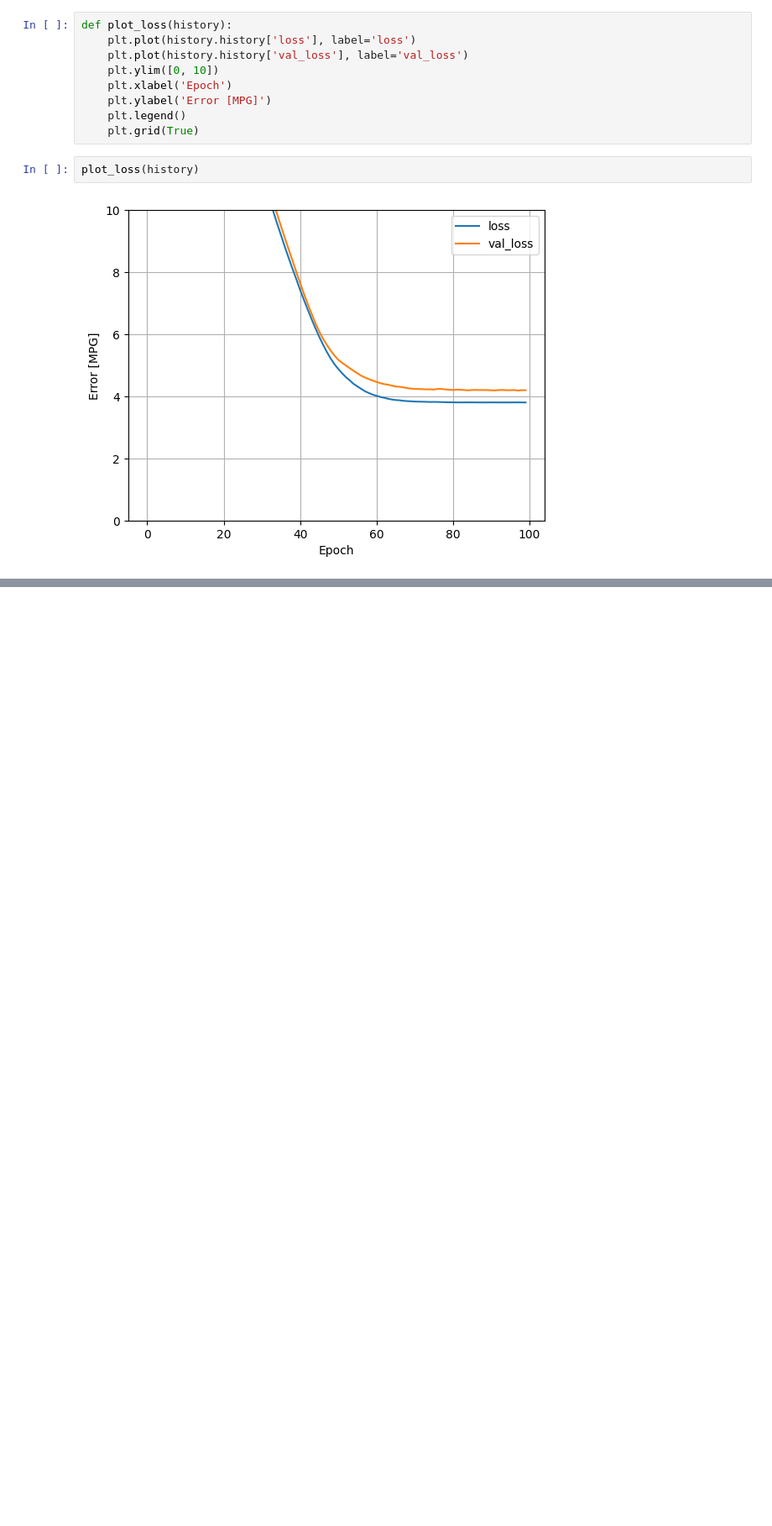
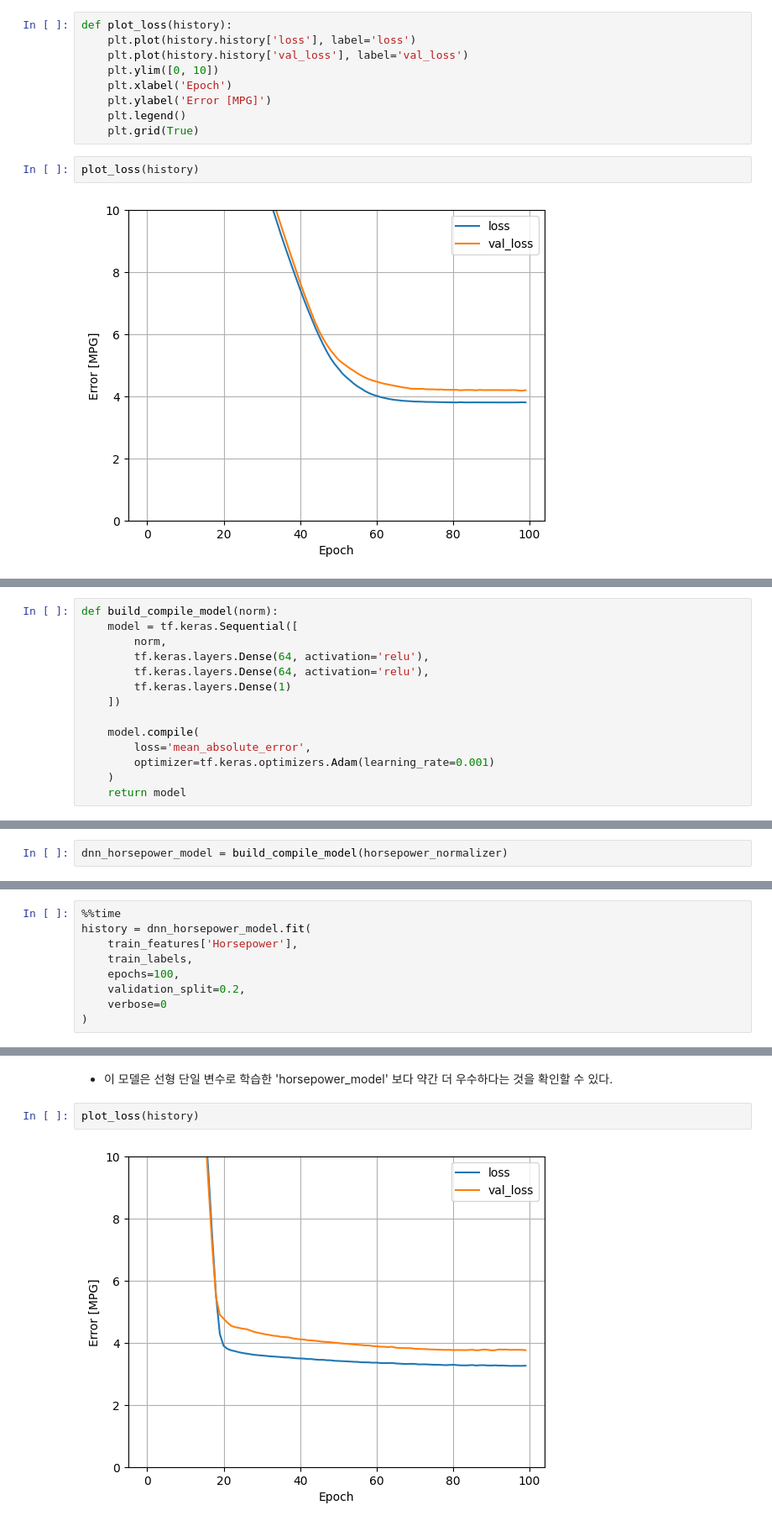
Before and after one commit to gtengine/self_study, a Jupyter notebook: tensorflow_2.x/regression.ipynb, the cells around one changed output, grey strips where cells are left out. Shown: that part at 84% size. Cells and saved outputs as stored; diff of their text form; blank space fills up the shorter version.

```diff
--- a/tensorflow_2.x/regression.ipynb
+++ b/tensorflow_2.x/regression.ipynb
@@ -275,0 +378,14 @@ test_results['horsepower_model'] = horsepower_model.evaluate(test_features['Hors
+# %%
+def build_compile_model(norm):
+    model = tf.keras.Sequential([
+        norm,
+        tf.keras.layers.Dense(64, activation='relu'),
+        tf.keras.layers.Dense(64, activation='relu'),
+        tf.keras.layers.Dense(1)
+    ])
+
+    model.compile(
+        loss='mean_absolute_error',
+        optimizer=tf.keras.optimizers.Adam(learning_rate=0.001)
+    )
+    return model
@@ -275,0 +396,2 @@ test_results['horsepower_model'] = horsepower_model.evaluate(test_features['Hors
+# %%
+dnn_horsepower_model = build_compile_model(horsepower_normalizer)
@@ -275,0 +419,9 @@ test_results['horsepower_model'] = horsepower_model.evaluate(test_features['Hors
+# %%
+%%time
+history = dnn_horsepower_model.fit(
+    train_features['Horsepower'],
+    train_labels,
+    epochs=100,
+    validation_split=0.2,
+    verbose=0
+)
@@ -275,0 +431,6 @@ test_results['horsepower_model'] = horsepower_model.evaluate(test_features['Hors
+# %% [markdown]
+- 이 모델은 선형 단일 변수로 학습한 'horsepower_model' 보다 약간 더 우수하다는 것을 확인할 수 있다.
+# %%
+plot_loss(history)
+# %% [output]
+[figure, added]
```
Also changed, not shown: parts of 46 cells of this notebook.
